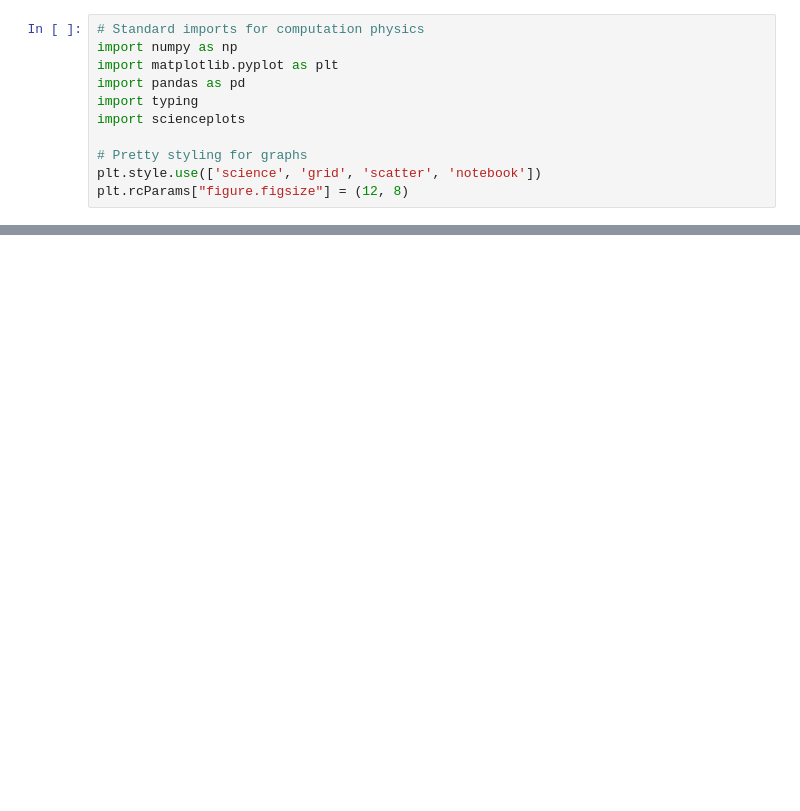
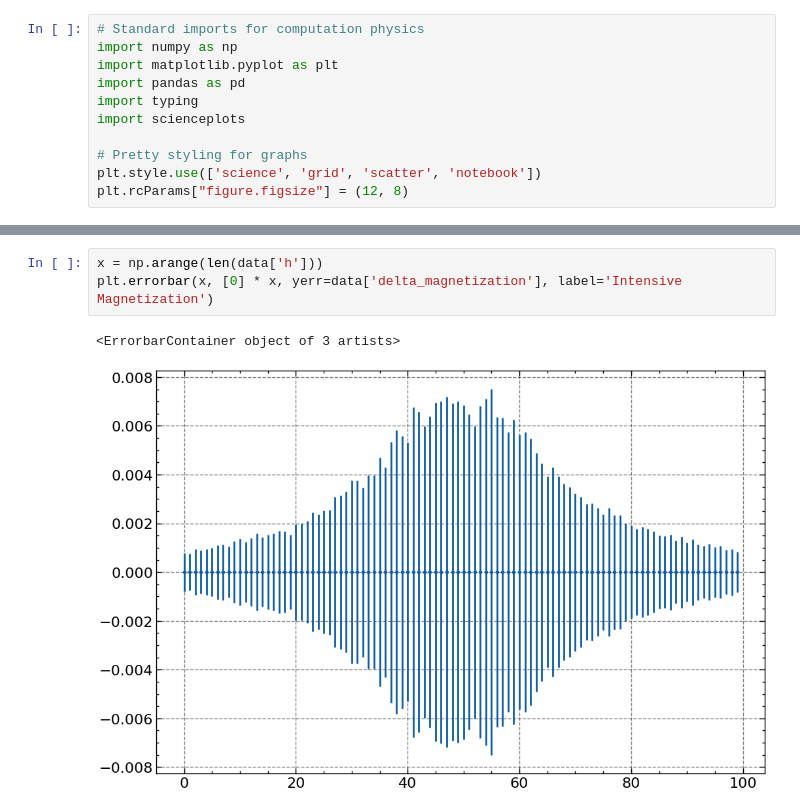
Before and after one commit to lennartvrg/ComputationalPhysics, a Jupyter notebook: 4 - The Ising Model in 1D/Lennart.ipynb, the cells around one changed output, grey strips where cells are left out. Saved outputs shown, nothing was run; the diff lists cells and outputs as text; blank space fills up the shorter version.

```diff
--- a/4 - The Ising Model in 1D/Lennart.ipynb
+++ b/4 - The Ising Model in 1D/Lennart.ipynb
@@ -38,0 +44,6 @@ plt.errorbar(data['h'], data['value'])
+# %%
+x = np.arange(len(data['h']))
+plt.errorbar(x, [0] * x, yerr=data['delta_magnetization'], label='Intensive Magnetization')
+# %% [output]
+<ErrorbarContainer object of 3 artists>
+[figure, added]
```
Also changed, not shown: parts of 2 cells of this notebook, 11 other files.
